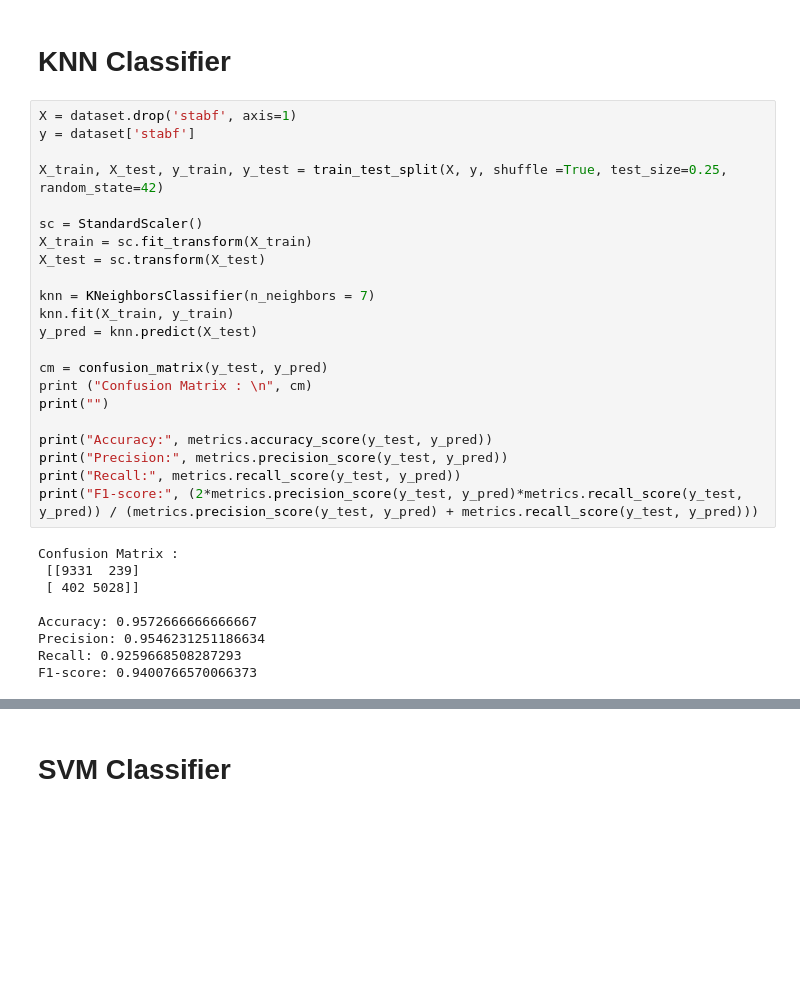
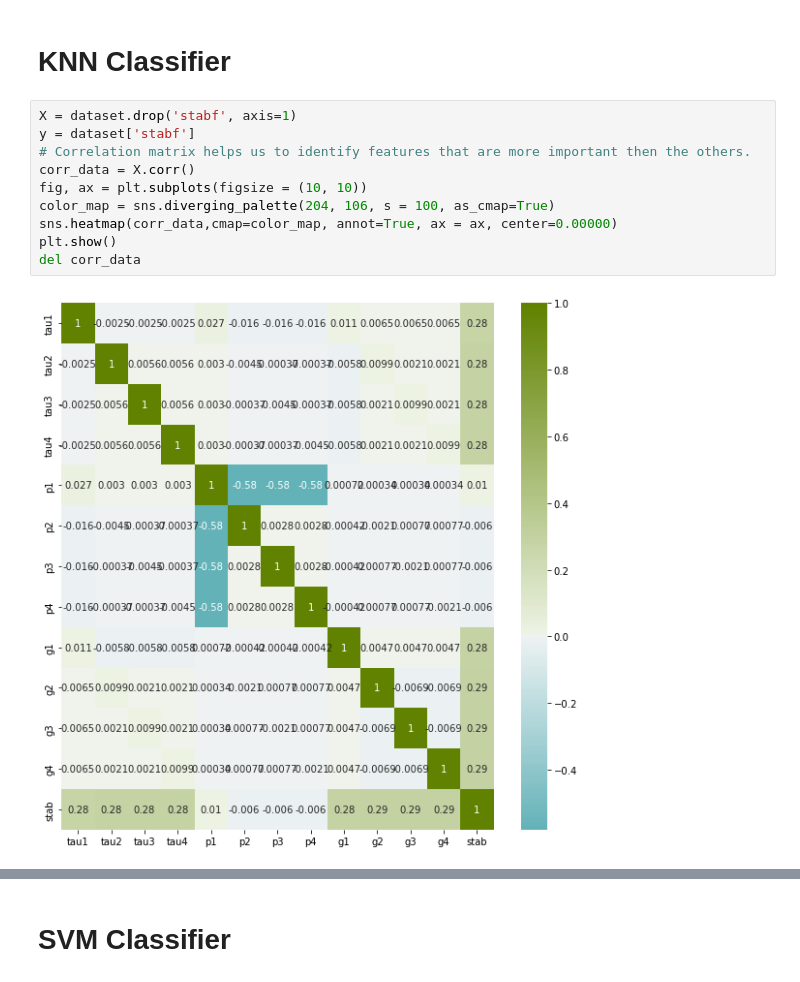
Before and after one commit to OmarSalah16/ClassifiersComparison, a Jupyter notebook: Classifiers Project.ipynb, the cells around one changed output, grey strips where cells are left out. Cells and saved outputs as stored; diff of their text form; blank space fills up the shorter version.

```diff
--- a/Classifiers Project.ipynb
+++ b/Classifiers Project.ipynb
@@ -78,31 +79,12 @@ print(dataset)
 # %%
 X = dataset.drop('stabf', axis=1)
 y = dataset['stabf']
-
-X_train, X_test, y_train, y_test = train_test_split(X, y, shuffle =True, test_size=0.25, random_state=42)
-
-sc = StandardScaler()
-X_train = sc.fit_transform(X_train)
-X_test = sc.transform(X_test)
-
-knn = KNeighborsClassifier(n_neighbors = 7)
-knn.fit(X_train, y_train)
-y_pred = knn.predict(X_test)
-
-cm = confusion_matrix(y_test, y_pred)
-print ("Confusion Matrix : \n", cm)
-print("")
-
-print("Accuracy:", metrics.accuracy_score(y_test, y_pred))
-print("Precision:", metrics.precision_score(y_test, y_pred))
-print("Recall:", metrics.recall_score(y_test, y_pred))
-print("F1-score:", (2*metrics.precision_score(y_test, y_pred)*metrics.recall_score(y_test, y_pred)) / (metrics.precision_score(y_test, y_pred) + metrics.recall_score(y_test, y_pred)))
+# Correlation matrix helps us to identify features that are more important then the others.
+corr_data = X.corr()
+fig, ax = plt.subplots(figsize = (10, 10))
+color_map = sns.diverging_palette(204, 106, s = 100, as_cmap=True)
+sns.heatmap(corr_data,cmap=color_map, annot=True, ax = ax, center=0.00000)
+plt.show()
+del corr_data
 # %% [output]
-Confusion Matrix :
- [[9331  239]
- [ 402 5028]]
-
-Accuracy: 0.9572666666666667
-Precision: 0.9546231251186634
-Recall: 0.9259668508287293
-F1-score: 0.9400766570066373
+[figure, added]
```
Also changed, not shown: parts of 2 cells of this notebook.
